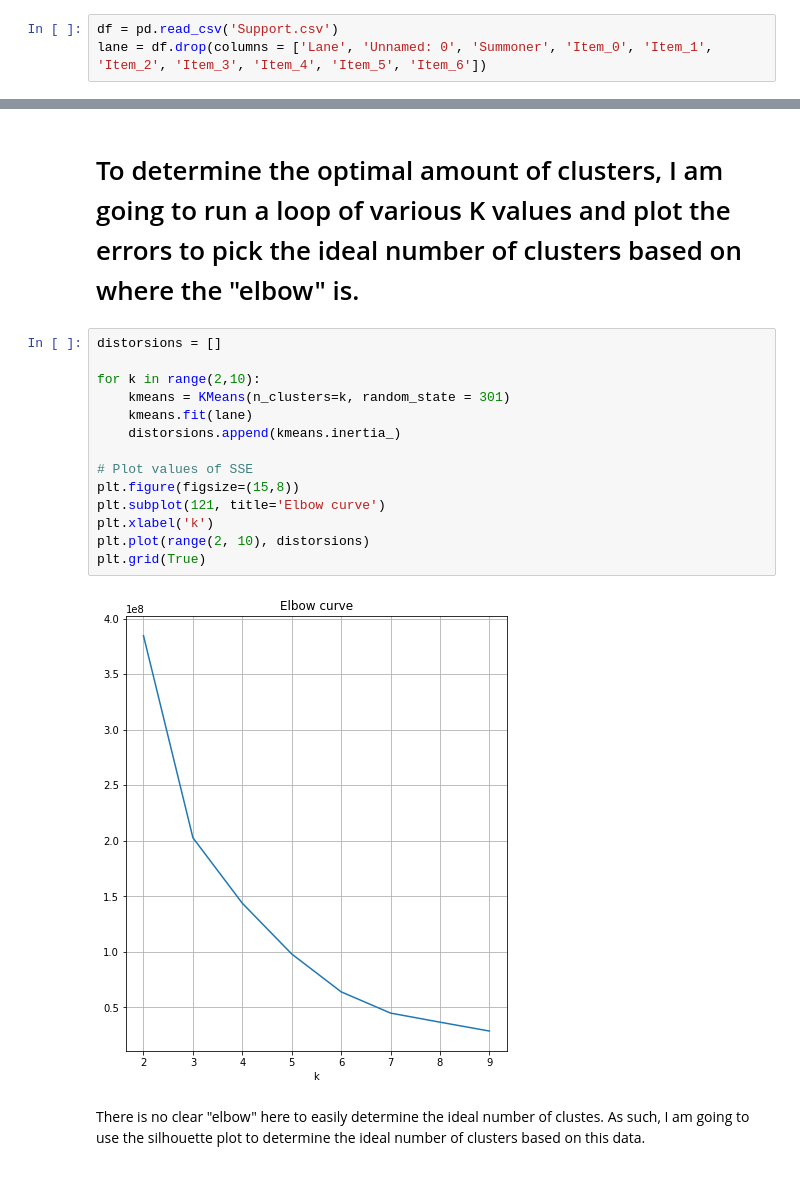
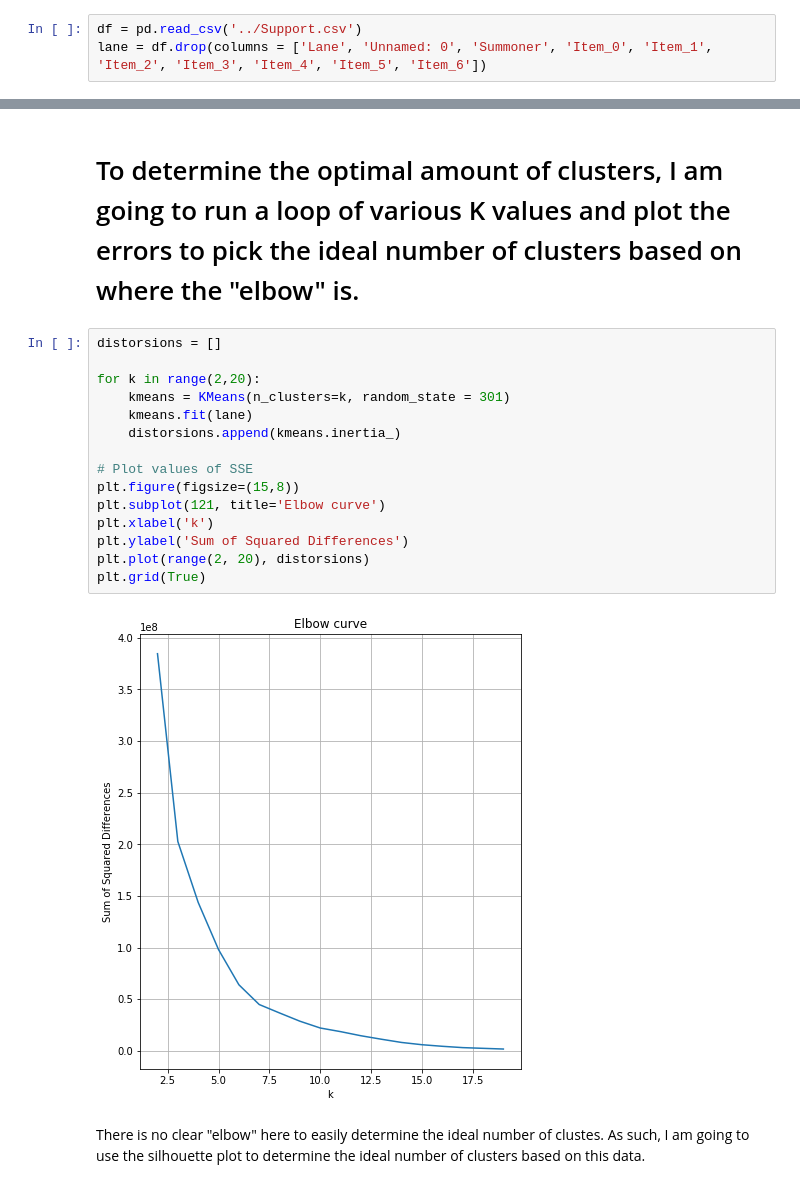
Before and after one commit to hiowatah/Analysis-of-Qiyana-LoL, a Jupyter notebook: API Call/Clusters/Support Cluster.ipynb, the cells around one changed output, grey strips where cells are left out. Cells and saved outputs as stored; diff of their text form.

```diff
--- a/API Call/Clusters/Support Cluster.ipynb
+++ b/API Call/Clusters/Support Cluster.ipynb
@@ -5,7 +5,7 @@ import matplotlib.pyplot as plt
 from sklearn.cluster import KMeans
 from sklearn import metrics
 # %%
-df = pd.read_csv('Support.csv')
+df = pd.read_csv('../Support.csv')
 lane = df.drop(columns = ['Lane', 'Unnamed: 0', 'Summoner', 'Item_0', 'Item_1', 'Item_2', 'Item_3', 'Item_4', 'Item_5', 'Item_6'])
 # %%
 lane.head()
@@ -38,19 +38,20 @@ lane.head()
 # %%
 distorsions = []
 
-for k in range(2,10):
+for k in range(2,20):
     kmeans = KMeans(n_clusters=k, random_state = 301)
     kmeans.fit(lane)
     distorsions.append(kmeans.inertia_)
 
 # Plot values of SSE
 plt.figure(figsize=(15,8))
 plt.subplot(121, title='Elbow curve')
 plt.xlabel('k')
-plt.plot(range(2, 10), distorsions)
+plt.ylabel('Sum of Squared Differences')
+plt.plot(range(2, 20), distorsions)
 plt.grid(True)
 # %% [output]
-[figure, old version]
+[figure, new version]
 # %% [markdown]
 There is no clear "elbow" here to easily determine the ideal number of clustes. As such, I am going to use the silhouette plot to determine the ideal number of clusters based on this data.
 # %%
```
Also changed, not shown: parts of 4 cells of this notebook, 8 other files.
